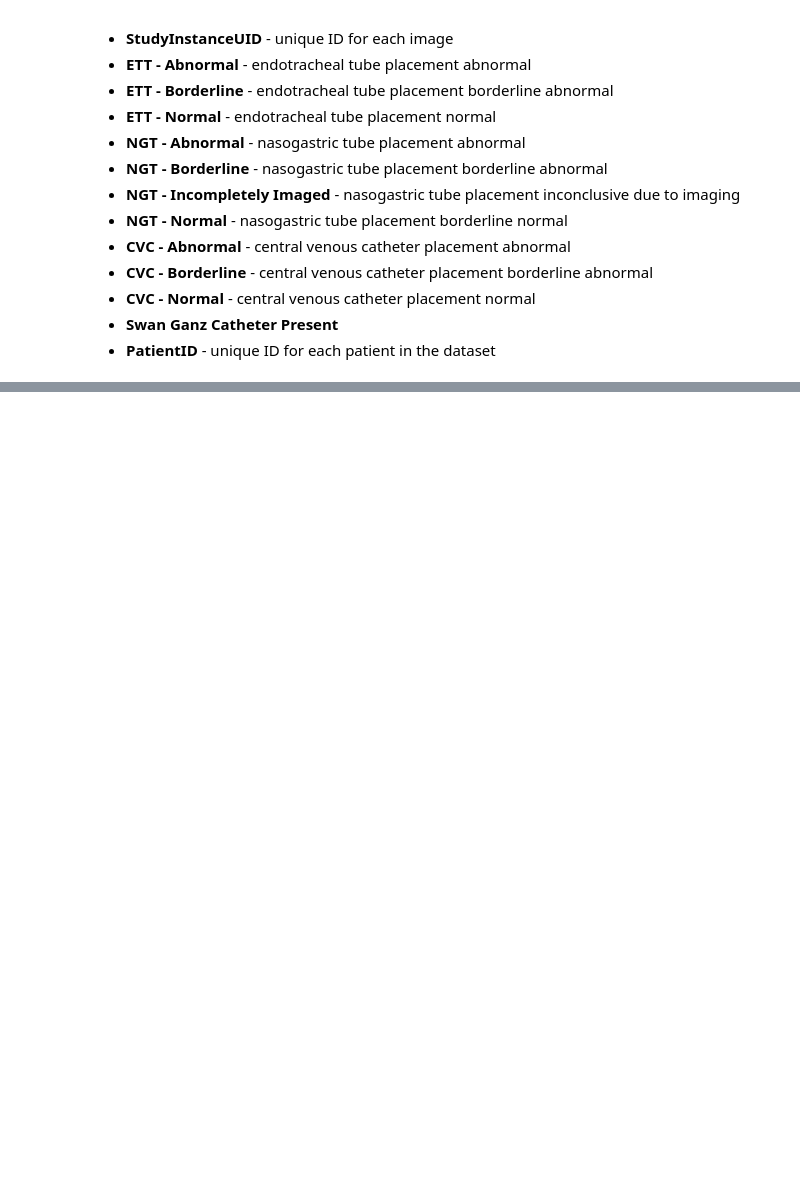
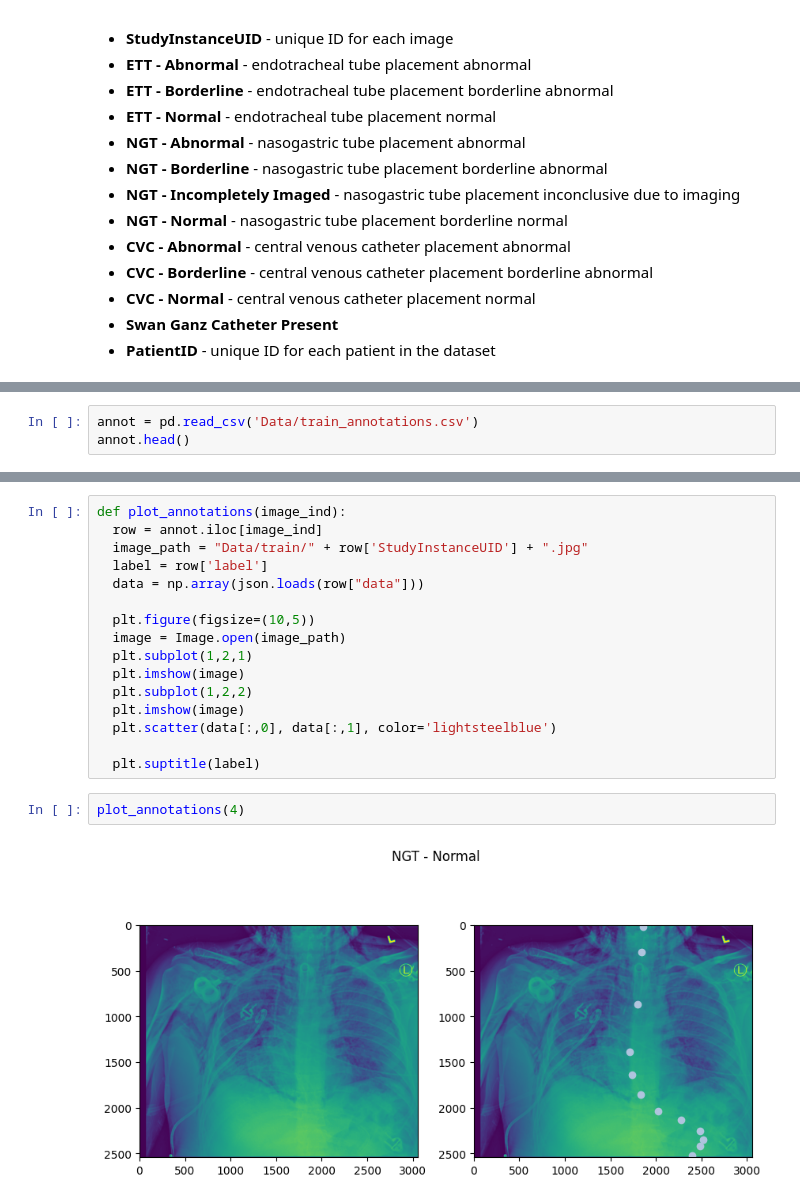
Before and after one commit to EmKelsall/ADS2002---Catheter-Placement-Project, a Jupyter notebook: dataAnalysis.ipynb, the cells around one changed output, grey strips where cells are left out. Cells and saved outputs as stored; diff of their text form; blank space fills up the shorter version.

```diff
--- a/dataAnalysis.ipynb
+++ b/dataAnalysis.ipynb
@@ -54,0 +162,3 @@ import matplotlib.pyplot as plt
+# %%
+annot = pd.read_csv('Data/train_annotations.csv')
+annot.head()
@@ -54,0 +172,20 @@ import matplotlib.pyplot as plt
+# %%
+def plot_annotations(image_ind):
+  row = annot.iloc[image_ind]
+  image_path = "Data/train/" + row['StudyInstanceUID'] + ".jpg"
+  label = row['label']
+  data = np.array(json.loads(row["data"]))
+
+  plt.figure(figsize=(10,5))
+  image = Image.open(image_path)
+  plt.subplot(1,2,1)
+  plt.imshow(image)
+  plt.subplot(1,2,2)
+  plt.imshow(image)
+  plt.scatter(data[:,0], data[:,1], color='lightsteelblue')
+
+  plt.suptitle(label)
+# %%
+plot_annotations(4)
+# %% [output]
+[figure, added]
```
Also changed, not shown: parts of 14 cells of this notebook.
